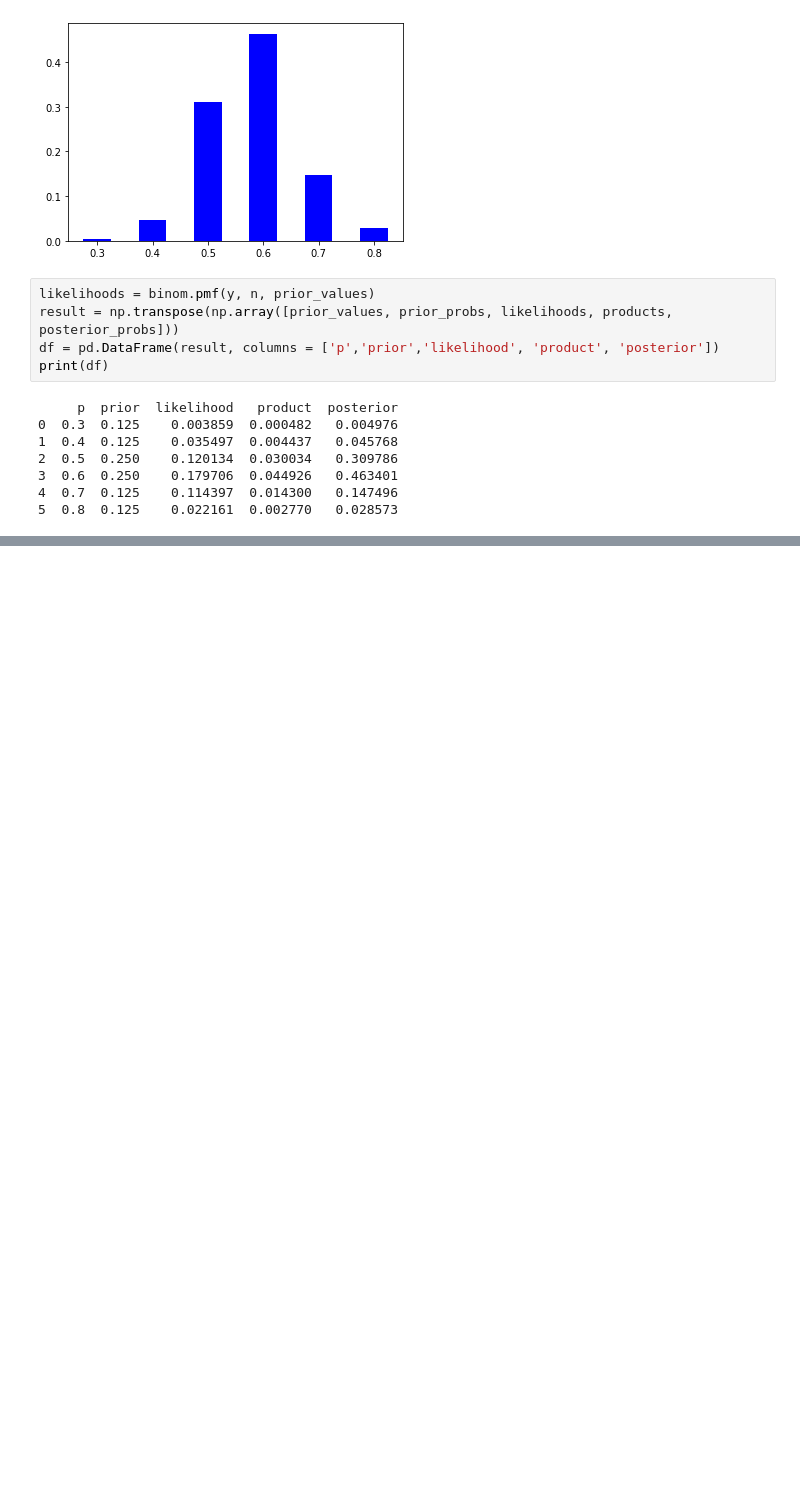
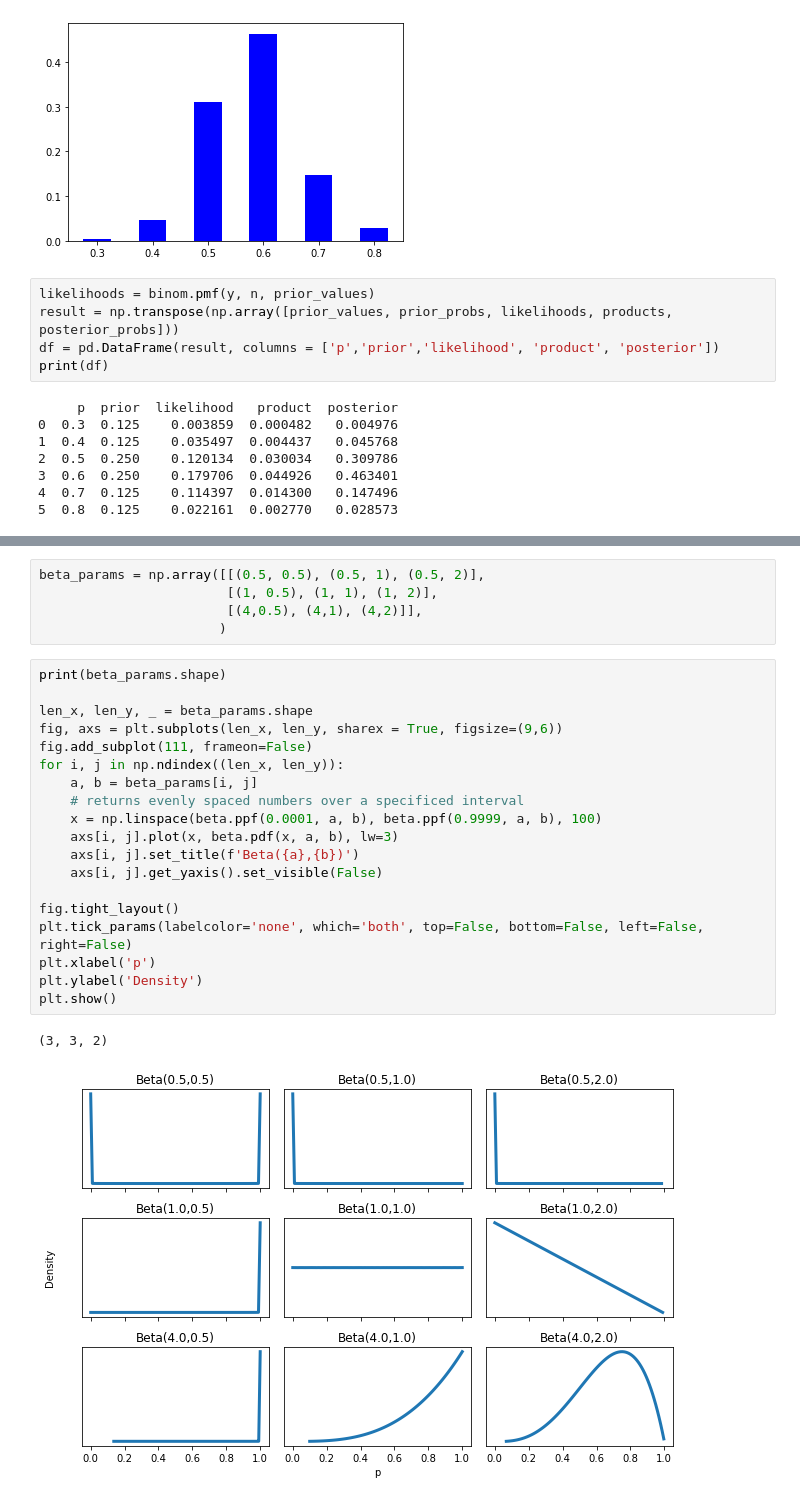
Before and after one commit to alanskye/Bayesian-Statistics, a Jupyter notebook: Lectures/Bayesian_Inference_for_a_Proportion.ipynb, the cells around one changed output, grey strips where cells are left out. Drawn from its saved outputs; the diff is of its cells as text; blank space fills up the shorter version.

```diff
--- a/Lectures/Bayesian_Inference_for_a_Proportion.ipynb
+++ b/Lectures/Bayesian_Inference_for_a_Proportion.ipynb
@@ -98,0 +141,27 @@ print(df)
+# %%
+beta_params = np.array([[(0.5, 0.5), (0.5, 1), (0.5, 2)],
+                        [(1, 0.5), (1, 1), (1, 2)],
+                        [(4,0.5), (4,1), (4,2)]],
+                       )
+# %%
+print(beta_params.shape)
+
+len_x, len_y, _ = beta_params.shape
+fig, axs = plt.subplots(len_x, len_y, sharex = True, figsize=(9,6))
+fig.add_subplot(111, frameon=False)
+for i, j in np.ndindex((len_x, len_y)):
+    a, b = beta_params[i, j]
+    # returns evenly spaced numbers over a specificed interval
+    x = np.linspace(beta.ppf(0.0001, a, b), beta.ppf(0.9999, a, b), 100)
+    axs[i, j].plot(x, beta.pdf(x, a, b), lw=3)
+    axs[i, j].set_title(f'Beta({a},{b})')
+    axs[i, j].get_yaxis().set_visible(False)
+
+fig.tight_layout()
+plt.tick_params(labelcolor='none', which='both', top=False, bottom=False, left=False, right=False)
+plt.xlabel('p')
+plt.ylabel('Density')
+plt.show()
+# %% [output]
+(3, 3, 2)
+[figure, added]
```
Also changed, not shown: parts of 6 cells of this notebook.
